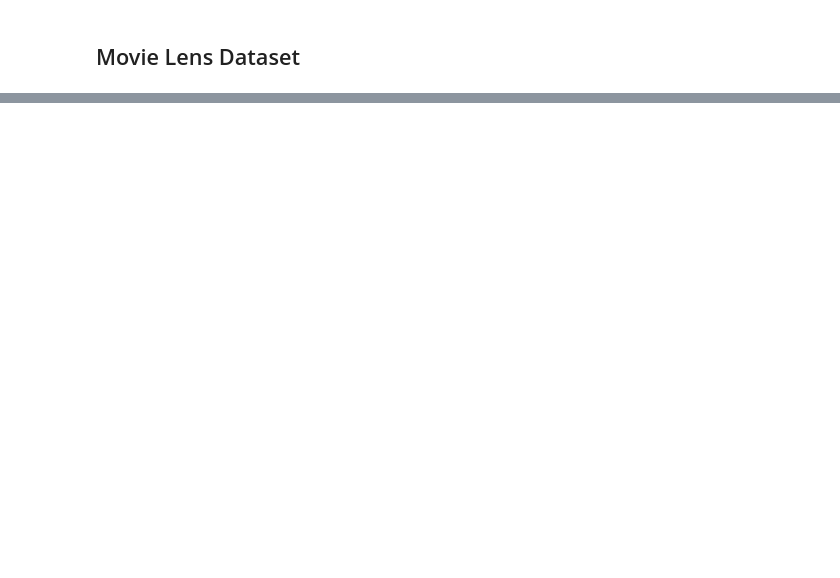
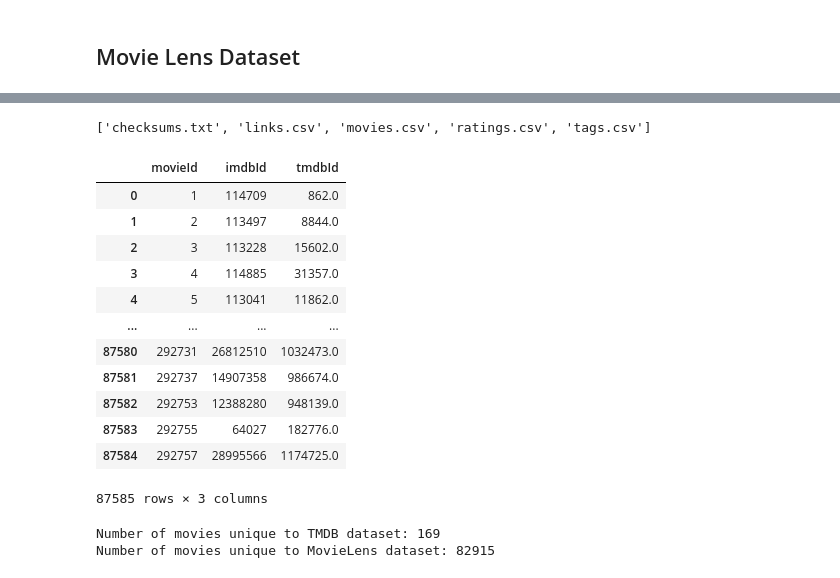
Before and after one commit to natchanonnn/personalised-movie-recommendation, a Jupyter notebook: notebooks/data_collection.ipynb, the cells around one changed output, grey strips where cells are left out. Drawn from its saved outputs; the diff is of its cells as text; code cells hidden in the pictures; blank space fills up the shorter version.

```diff
--- a/notebooks/data_collection.ipynb
+++ b/notebooks/data_collection.ipynb
@@ -210,6 +233,38 @@ print("Path to dataset files:", mvl_path)
 # %%
-mvl_files = sorted(os.listdir(path))
+mvl_files = sorted(os.listdir(mvl_path))
 mvl_files
+# %% [output]
+['checksums.txt', 'links.csv', 'movies.csv', 'ratings.csv', 'tags.csv']
 # %%
-mvl_movies = pd.read_csv(os.path.join(path, files[1]))
+mvl_movies = pd.read_csv(os.path.join(mvl_path, mvl_files[1]))
 mvl_movies
+# %% [output]
+|  | movieId | imdbId | tmdbId |
+| 0 | 1 | 114709 | 862.0 |
+| 1 | 2 | 113497 | 8844.0 |
+| 2 | 3 | 113228 | 15602.0 |
+| 3 | 4 | 114885 | 31357.0 |
+| 4 | 5 | 113041 | 11862.0 |
+| ... | ... | ... | ... |
+| 87580 | 292731 | 26812510 | 1032473.0 |
+| 87581 | 292737 | 14907358 | 986674.0 |
+| 87582 | 292753 | 12388280 | 948139.0 |
+| 87583 | 292755 | 64027 | 182776.0 |
+| 87584 | 292757 | 28995566 | 1174725.0 |
+87585 rows × 3 columns
+# %%
+tmdb_movie_ids = set(movies['id'])
+movielens_movie_ids = set(mvl_movies['tmdbId'])
+
+movies_only_in_tmdb = tmdb_movie_ids - movielens_movie_ids
+movies_only_in_movielens = movielens_movie_ids - tmdb_movie_ids
+
+print(f"Number of movies unique to TMDB dataset: {len(movies_only_in_tmdb)}")
+print(f"Number of movies unique to MovieLens dataset: {len(movies_only_in_movielens)}")
+
+# Optional: Display some of the unique IDs
+# print("Sample IDs unique to TMDB:", list(movies_only_in_tmdb)[:5])
+# print("Sample IDs unique to MovieLens:", list(movies_only_in_movielens)[:5])
+# %% [output]
+Number of movies unique to TMDB dataset: 169
+Number of movies unique to MovieLens dataset: 82915
```
Also changed, not shown: parts of 7 cells of this notebook.
